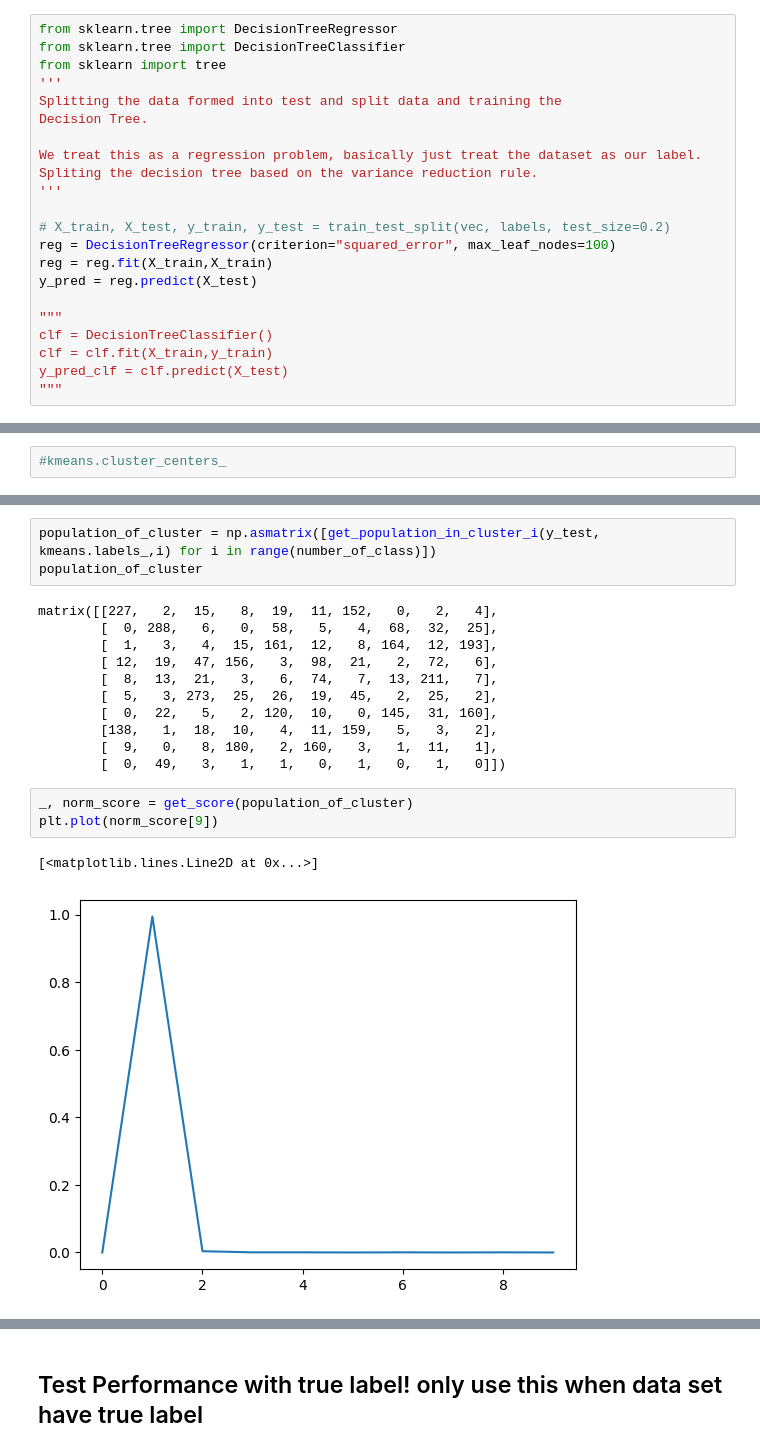
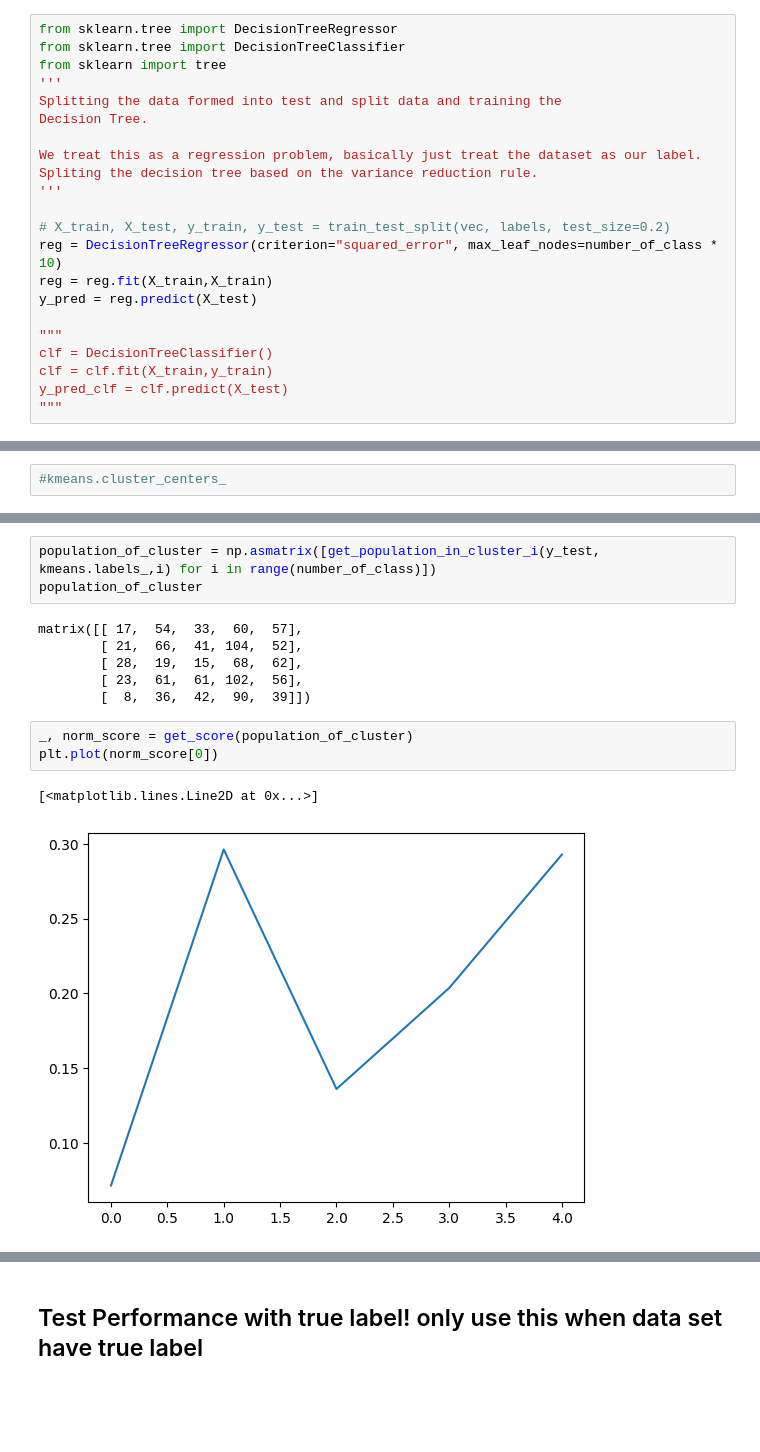
Before and after one commit to b23shen/2515-Project, a Jupyter notebook: Image Features.ipynb, the cells around one changed output, grey strips where cells are left out. Cells and saved outputs as stored; diff of their text form; blank space fills up the shorter version.

```diff
--- a/Image Features.ipynb
+++ b/Image Features.ipynb
@@ -547,7 +562,7 @@ Spliting the decision tree based on the variance reduction rule.
 '''
 
 # X_train, X_test, y_train, y_test = train_test_split(vec, labels, test_size=0.2)
-reg = DecisionTreeRegressor(criterion="squared_error", max_leaf_nodes=100)
+reg = DecisionTreeRegressor(criterion="squared_error", max_leaf_nodes=number_of_class * 10)
 reg = reg.fit(X_train,X_train)
 y_pred = reg.predict(X_test)
 
@@ -577,19 +592,14 @@ plt.plot(regroup_cluster_size)
 population_of_cluster = np.asmatrix([get_population_in_cluster_i(y_test, kmeans.labels_,i) for i in range(number_of_class)])
 population_of_cluster
 # %% [output]
-matrix([[227,   2,  15,   8,  19,  11, 152,   0,   2,   4],
-        [  0, 288,   6,   0,  58,   5,   4,  68,  32,  25],
-        [  1,   3,   4,  15, 161,  12,   8, 164,  12, 193],
-        [ 12,  19,  47, 156,   3,  98,  21,   2,  72,   6],
-        [  8,  13,  21,   3,   6,  74,   7,  13, 211,   7],
-        [  5,   3, 273,  25,  26,  19,  45,   2,  25,   2],
-        [  0,  22,   5,   2, 120,  10,   0, 145,  31, 160],
-        [138,   1,  18,  10,   4,  11, 159,   5,   3,   2],
-        [  9,   0,   8, 180,   2, 160,   3,   1,  11,   1],
-        [  0,  49,   3,   1,   1,   0,   1,   0,   1,   0]])
+matrix([[ 17,  54,  33,  60,  57],
+        [ 21,  66,  41, 104,  52],
+        [ 28,  19,  15,  68,  62],
+        [ 23,  61,  61, 102,  56],
+        [  8,  36,  42,  90,  39]])
 # %%
 _, norm_score = get_score(population_of_cluster)
-plt.plot(norm_score[9])
+plt.plot(norm_score[0])
 # %% [output]
 [<matplotlib.lines.Line2D at 0x...>]
-[figure, old version]
+[figure, new version]
```
Also changed, not shown: parts of 8 cells of this notebook.
